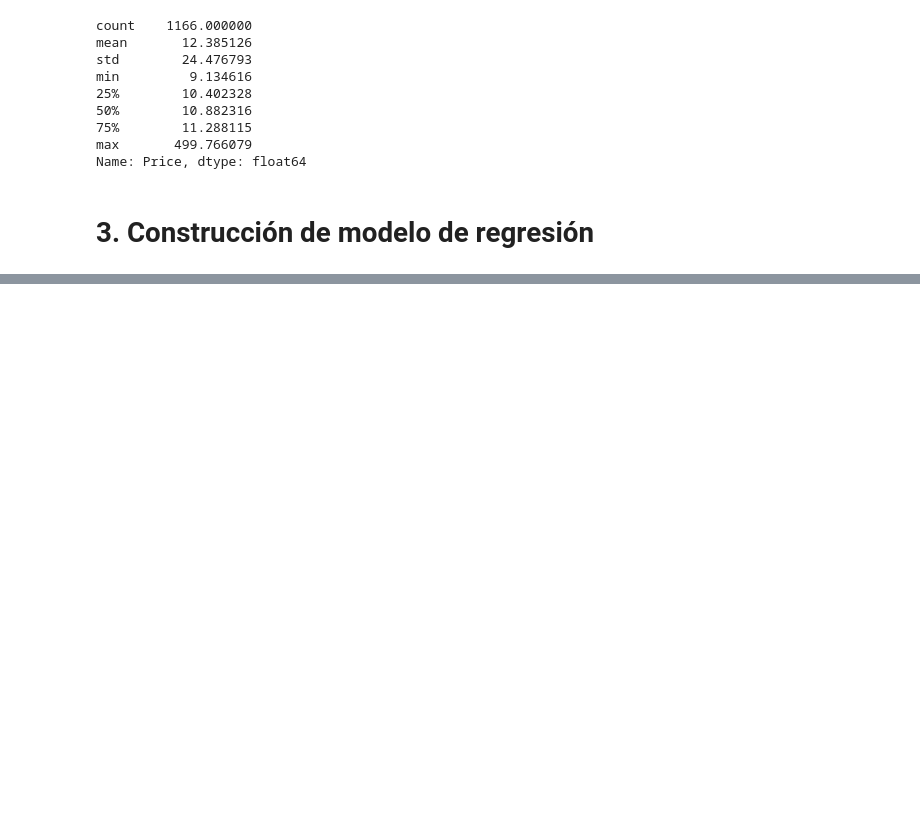
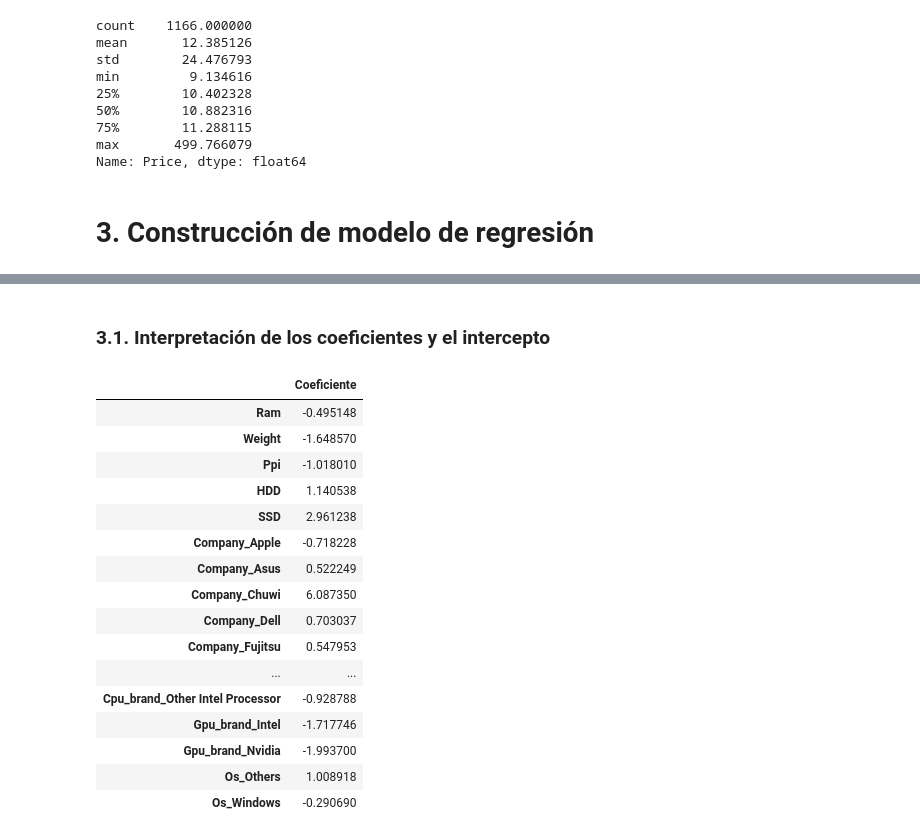
Before and after one commit to ddummann/BI-202302-1, a Jupyter notebook: Lab2/MainNotebook.ipynb, the cells around one changed output, grey strips where cells are left out. Saved outputs shown, nothing was run; the diff lists cells and outputs as text; code cells hidden in the pictures; blank space fills up the shorter version.

```diff
--- a/Lab2/MainNotebook.ipynb
+++ b/Lab2/MainNotebook.ipynb
@@ -740,0 +705,22 @@ LinearRegression does not accept missing values encoded as NaN natively. For sup
+# %% [markdown]
+### 3.1. Interpretación de los coeficientes y el intercepto
+# %%
+pd.DataFrame(regression.coef_, index=x_train.columns, columns=['Coeficiente'])
+# %% [output]
+|  | Coeficiente |
+| Ram | -0.495148 |
+| Weight | -1.648570 |
+| Ppi | -1.018010 |
+| HDD | 1.140538 |
+| SSD | 2.961238 |
+| Company_Apple | -0.718228 |
+| Company_Asus | 0.522249 |
+| Company_Chuwi | 6.087350 |
+| Company_Dell | 0.703037 |
+| Company_Fujitsu | 0.547953 |
+| ... | ... |
+| Cpu_brand_Other Intel Processor | -0.928788 |
+| Gpu_brand_Intel | -1.717746 |
+| Gpu_brand_Nvidia | -1.993700 |
+| Os_Others | 1.008918 |
+| Os_Windows | -0.290690 |
```
Also changed, not shown: parts of 11 cells of this notebook.
